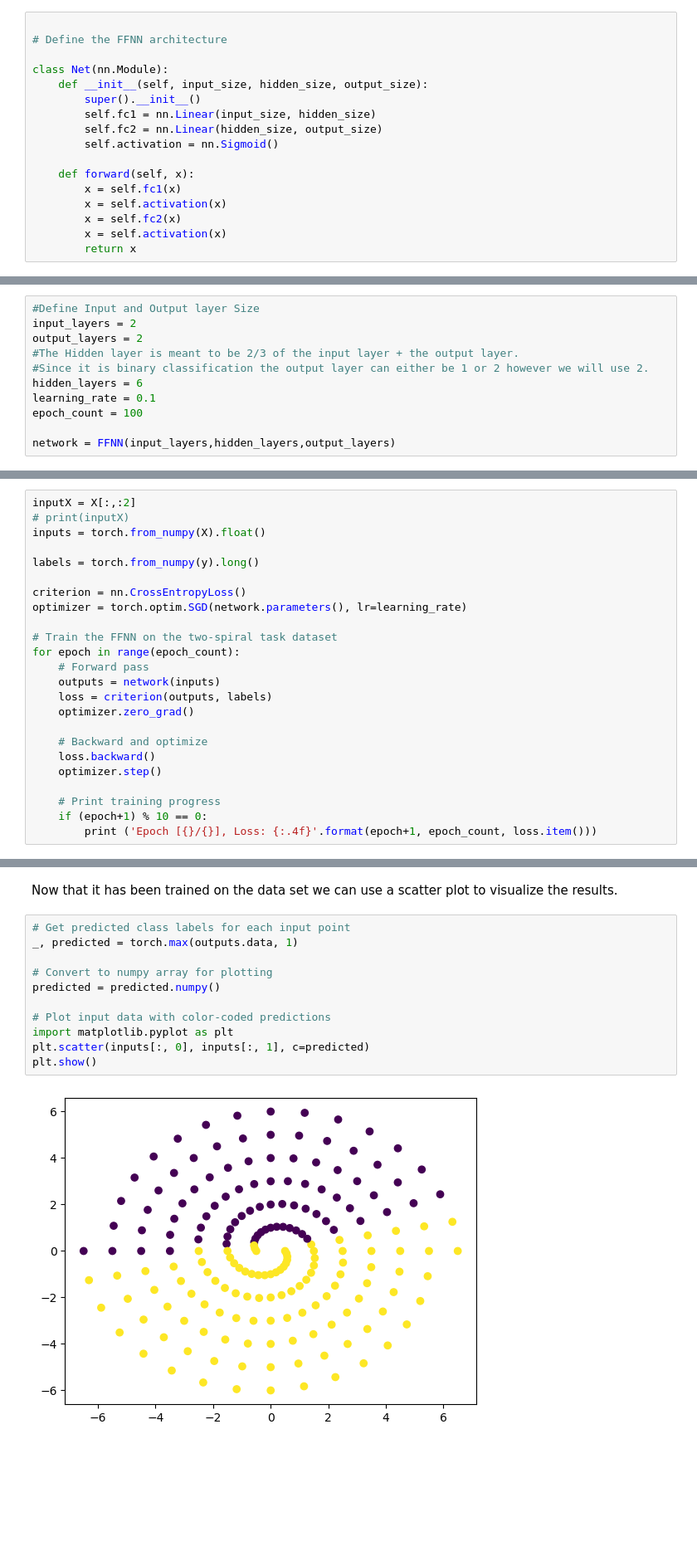
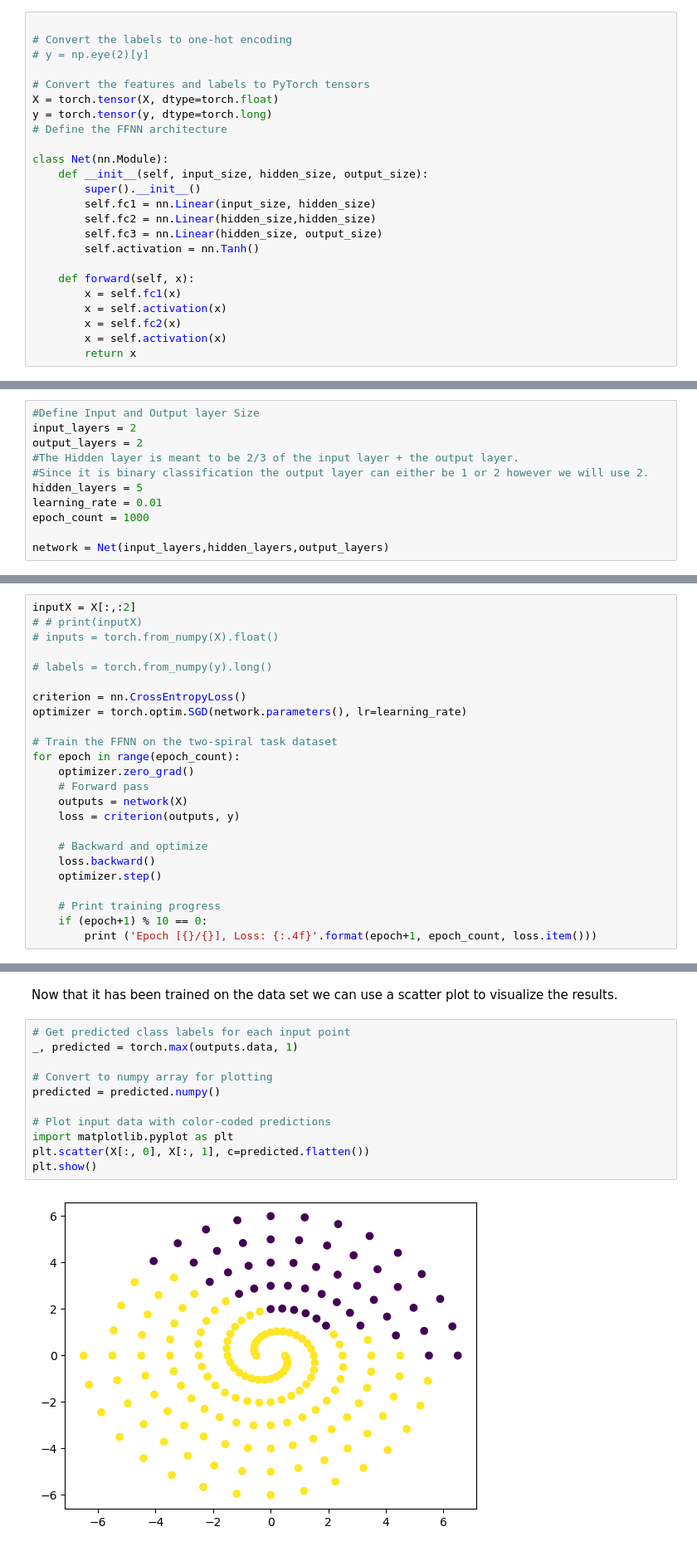
Before and after one commit to SebastianHadley/COMP3330A1, a Jupyter notebook: Question1.ipynb, the cells around one changed output, grey strips where cells are left out. Shown: that part at 83% size. Drawn from its saved outputs; the diff is of its cells as text; blank space fills up the shorter version.

Commit message:
akes working function with tanh

```diff
--- a/Question1.ipynb
+++ b/Question1.ipynb
@@ -39,14 +40,21 @@ axes = [-7, 7, -7, 7]
 Now we will convert the data into torch values that pyTorch can use in a useful way and then we can create a feed forward NN to learn on the data, the first step being defining the FFNN
 # %%
 
+# Convert the labels to one-hot encoding
+# y = np.eye(2)[y]
+
+# Convert the features and labels to PyTorch tensors
+X = torch.tensor(X, dtype=torch.float)
+y = torch.tensor(y, dtype=torch.long)
 # Define the FFNN architecture
 
 class Net(nn.Module):
     def __init__(self, input_size, hidden_size, output_size):
         super().__init__()
         self.fc1 = nn.Linear(input_size, hidden_size)
-        self.fc2 = nn.Linear(hidden_size, output_size)
-        self.activation = nn.Sigmoid()
+        self.fc2 = nn.Linear(hidden_size,hidden_size)
+        self.fc3 = nn.Linear(hidden_size, output_size)
+        self.activation = nn.Tanh()
 
     def forward(self, x):
         x = self.fc1(x)
@@ -62,29 +70,29 @@ input_layers = 2
 output_layers = 2
 #The Hidden layer is meant to be 2/3 of the input layer + the output layer.
 #Since it is binary classification the output layer can either be 1 or 2 however we will use 2.
-hidden_layers = 6
-learning_rate = 0.1
-epoch_count = 100
+hidden_layers = 5
+learning_rate = 0.01
+epoch_count = 1000
 
-network = FFNN(input_layers,hidden_layers,output_layers)
+network = Net(input_layers,hidden_layers,output_layers)
 # %% [markdown]
 Now that the network is defined and we have the initial values for learning rate and epoch count, we will make the initial attempt at classification
 # %%
 inputX = X[:,:2]
-# print(inputX)
-inputs = torch.from_numpy(X).float()
+# # print(inputX)
+# inputs = torch.from_numpy(X).float()
 
-labels = torch.from_numpy(y).long()
+# labels = torch.from_numpy(y).long()
 
 criterion = nn.CrossEntropyLoss()
 optimizer = torch.optim.SGD(network.parameters(), lr=learning_rate)
 
 # Train the FFNN on the two-spiral task dataset
 for epoch in range(epoch_count):
+    optimizer.zero_grad()
     # Forward pass
-    outputs = network(inputs)
-    loss = criterion(outputs, labels)
-    optimizer.zero_grad()
+    outputs = network(X)
+    loss = criterion(outputs, y)
 
     # Backward and optimize
     loss.backward()
@@ -109,13 +124,13 @@ Now that it has been trained on the data set we can use a scatter plot to visual
 # %%
 # Get predicted class labels for each input point
 _, predicted = torch.max(outputs.data, 1)
 
 # Convert to numpy array for plotting
 predicted = predicted.numpy()
 
 # Plot input data with color-coded predictions
 import matplotlib.pyplot as plt
-plt.scatter(inputs[:, 0], inputs[:, 1], c=predicted)
+plt.scatter(X[:, 0], X[:, 1], c=predicted.flatten())
 plt.show()
 # %% [output]
-[figure, old version]
+[figure, new version]
```
Also changed, not shown: parts of 3 cells of this notebook, 1 other file.
